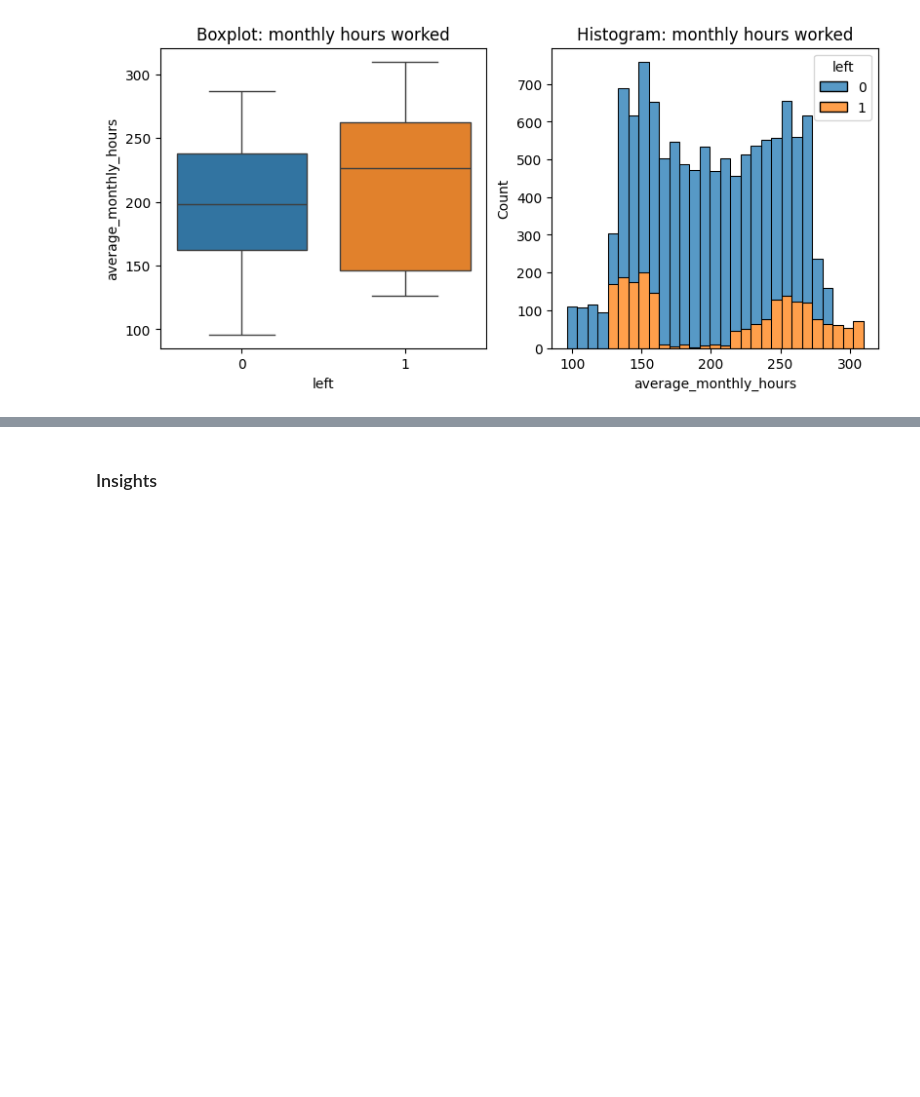
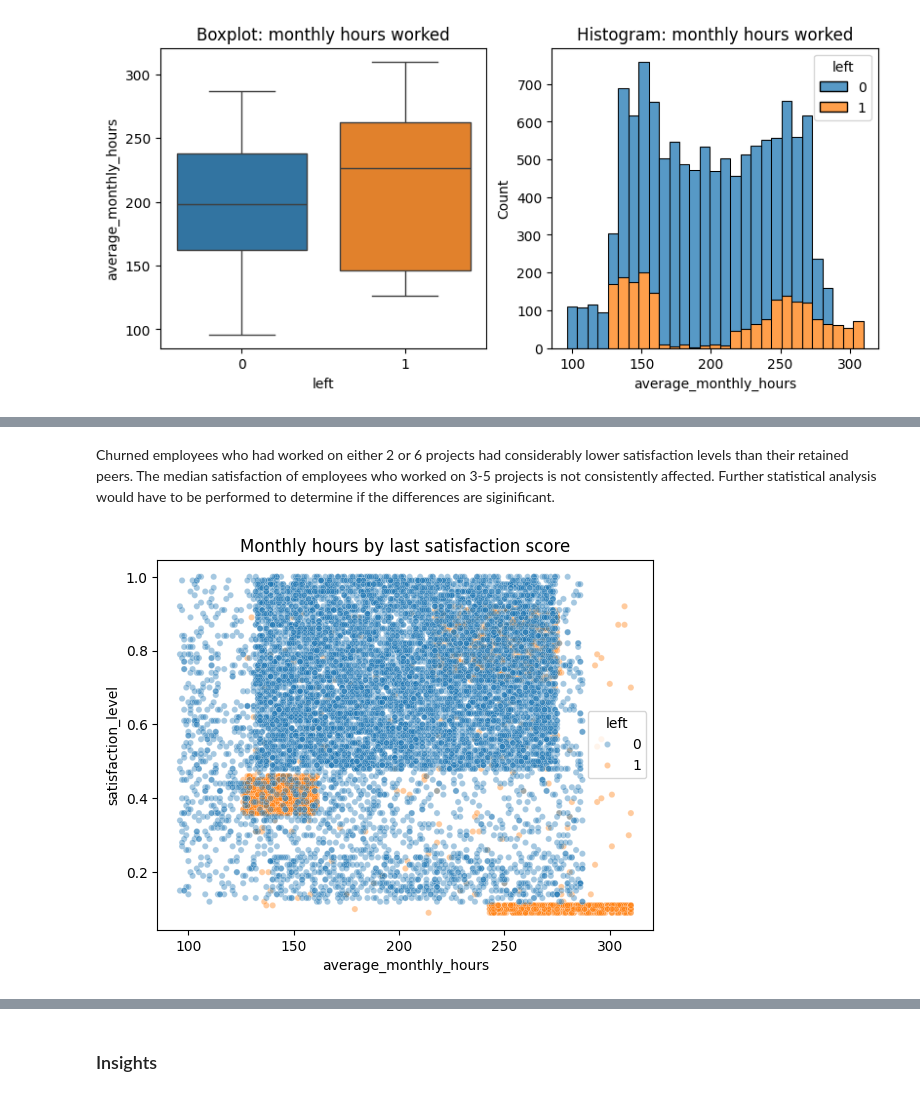
Before and after one commit to dianario/google_capstone_salifort_motors_analytics, a Jupyter notebook: course_7_salifort_motors_project_lab.ipynb, the cells around one changed output, grey strips where cells are left out. Cells and saved outputs as stored; diff of their text form; code cells hidden in the pictures; blank space fills up the shorter version.

```diff
--- a/course_7_salifort_motors_project_lab.ipynb
+++ b/course_7_salifort_motors_project_lab.ipynb
@@ -391,0 +425,15 @@ Employees who churned appeared to be stratified in two distinct categories, thos
+# %% [markdown]
+Churned employees who had worked on either 2 or 6 projects had considerably lower satisfaction levels than their retained peers. The median satisfaction of employees who worked on 3-5 projects is not consistently affected. Further statistical analysis would have to be performed to determine if the differences are siginificant.
+# %%
+# Explore the relationship between number of hours worked and employee
+# satisfaction
+
+sns.scatterplot(data=df1,
+                x=df1['average_monthly_hours'],
+                y=df1['satisfaction_level'],
+                hue='left',
+                alpha=0.4,
+                s=20)
+plt.title('Monthly hours by last satisfaction score');
+# %% [output]
+[figure, added]
```
Also changed, not shown: parts of 19 cells of this notebook.
